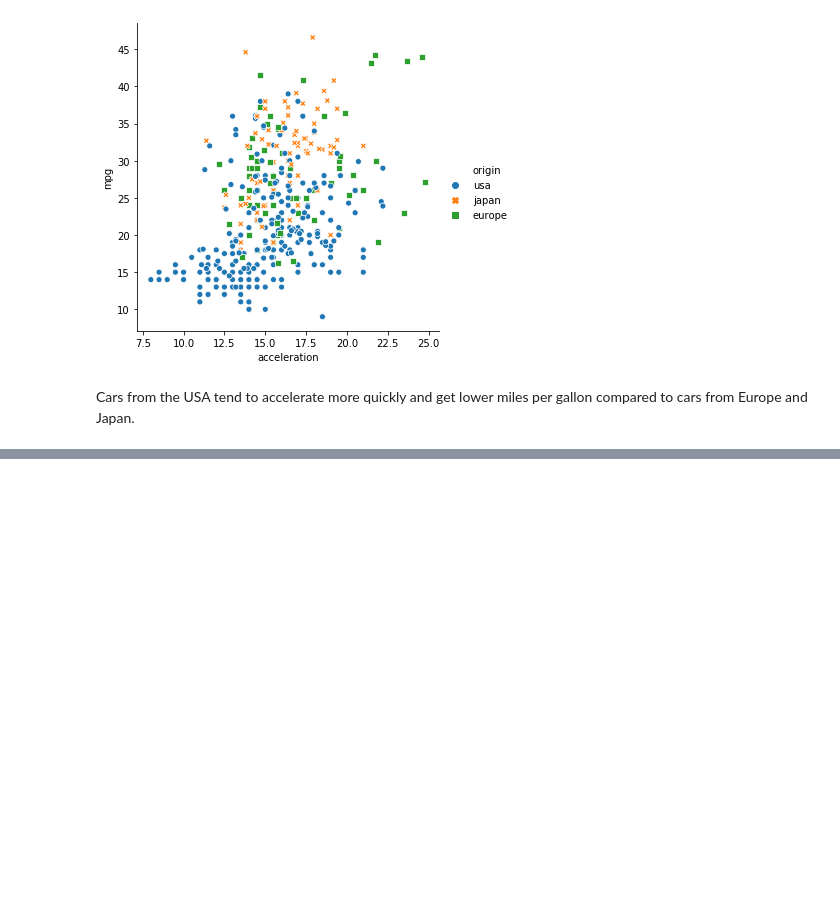
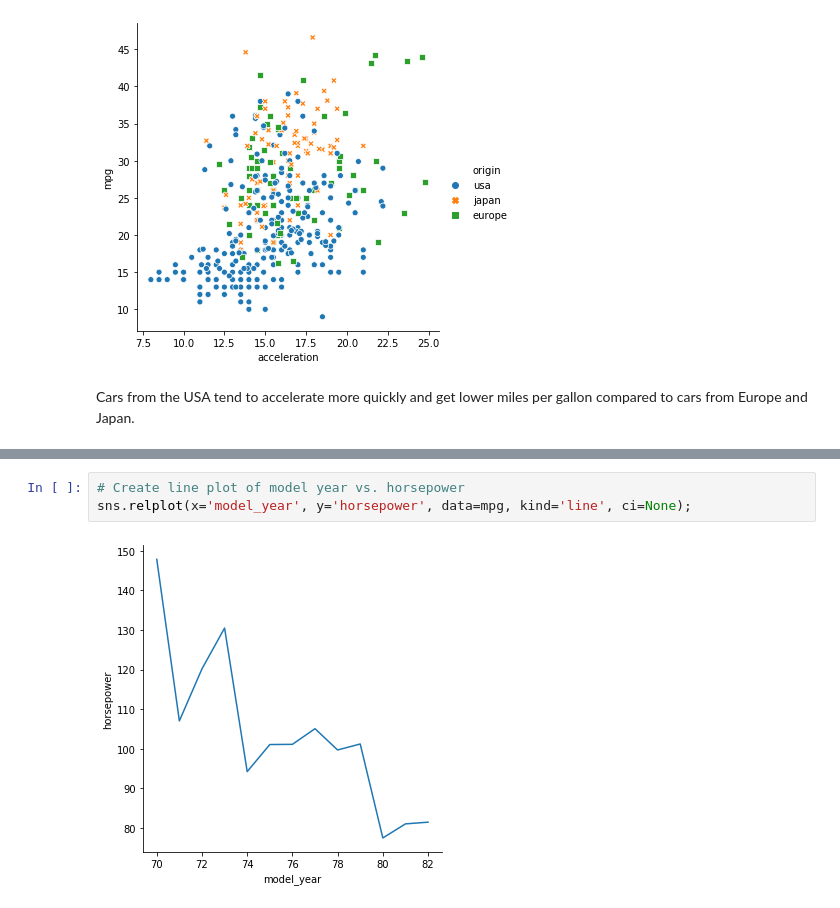
Before and after one commit to goodboychan/datacamp_repo, a Jupyter notebook: Introduction.to.Data.Visualization.with.Seaborn/Visualizing-Two-Quantitative-Variables.ipynb, the cells around one changed output, grey strips where cells are left out. Cells and saved outputs as stored; diff of their text form; blank space fills up the shorter version.

```diff
--- a/Introduction.to.Data.Visualization.with.Seaborn/Visualizing-Two-Quantitative-Variables.ipynb
+++ b/Introduction.to.Data.Visualization.with.Seaborn/Visualizing-Two-Quantitative-Variables.ipynb
@@ -140,0 +173,5 @@ Two types of relational
+# %%
+# Create line plot of model year vs. horsepower
+sns.relplot(x='model_year', y='horsepower', data=mpg, kind='line', ci=None);
+# %% [output]
+[figure, added]
```
Also changed, not shown: parts of 11 cells of this notebook, 2 other files.
